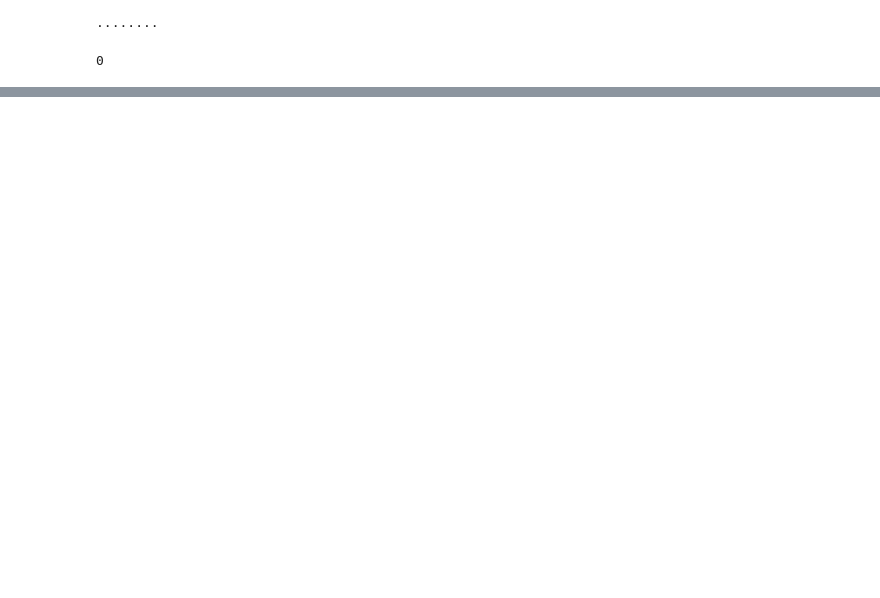
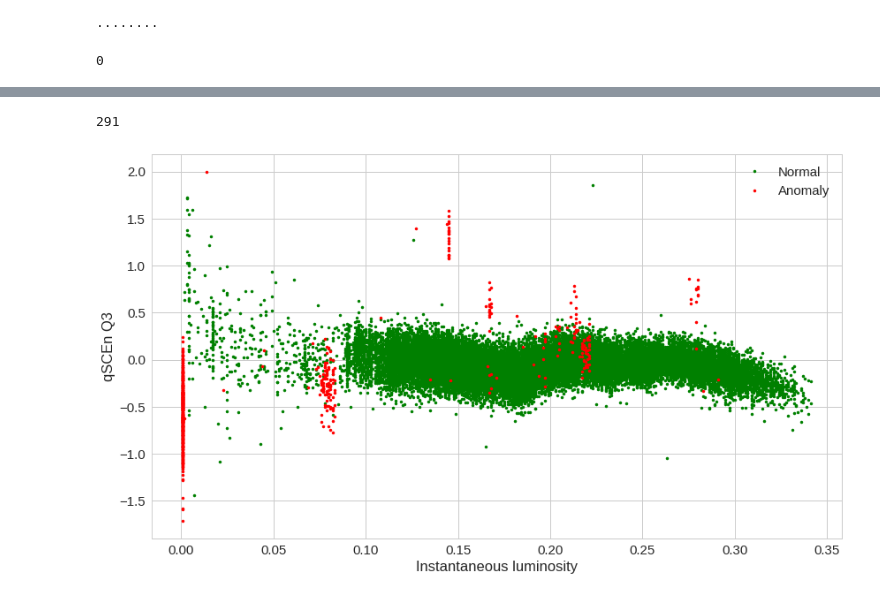
Before and after one commit to gnomeosaurus/machinelearning4dc, a Jupyter notebook: hackathon_evaluation.ipynb, the cells around one changed output, grey strips where cells are left out. Saved outputs shown, nothing was run; the diff lists cells and outputs as text; code cells hidden in the pictures; blank space fills up the shorter version.

```diff
--- a/hackathon_evaluation.ipynb
+++ b/hackathon_evaluation.ipynb
@@ -158,0 +311,68 @@ plt.show()
+# %%
+def get_type(number):
+    if number % 7 == 0:
+        return "MEAN"
+    if number % 7 == 1:
+        return "RMS"
+    if number % 7 == 2:
+        return "Q1"
+    if number % 7 == 3:
+        return "Q2"
+    if number % 7 == 4:
+        return "Q3"
+    if number % 7 == 5:
+        return "Q4"
+    if number % 7 == 6:
+        return "Q5"
+# %%
+#MEAN, RMS, Q1, Q2, Q3, Q4, Q5,
+vr_name = "qSCEn"
+bb = var_names_reduced5.index(vr_name)
+print(bb)
+
+nasobek =  bb*7  #Choose index [0 to 401]
+X_testt = pd.DataFrame(X_test)   #THIS WAS BREAKING THE LAST PART!
+X= 4+ nasobek  #CHoose type [0 to 6]
+# xx = X_testt.iloc[29047:30470,X:X+1]  #Can change range here
+# yy = predictionss.iloc[29047:30470,X:X+1] #Can change range here
+xx = X_testt.iloc[:,X:X+1]
+yy = predictionss.iloc[:,X:X+1]
+
+
+pokokot = luminosity_Test[:,0]
+
+rangeforplotting = "29047:30470"   #FIX THIS, use some string method
+
+difference = xx - yy
+
+varerror_df = pd.DataFrame({'vartest_err': difference.values[:,0],
+                            'luminosity_Test': pokokot,
+                                  'true_class': y_test})
+
+groups = varerror_df.groupby('true_class')
+fig, ax = plt.subplots()
+
+for name, group in groups:
+#     print(name)
+#     print(group)
+    if name == 0:
+        print()
+    elif name ==1:
+        print()
+#     print(group['reconstruction_error'][group['reconstruction_error']<threshold])
+    ax.plot(group.luminosity_Test, (group.vartest_err) , color="red" if name == 1 else "green", marker='o', ms=3.5, linestyle='',
+            label= "Anomaly" if name == 1 else "Normal")
+#ax.hlines(threshold, ax.get_xlim()[0], ax.get_xlim()[1], colors="r", zorder=100, label='Threshold')
+ax.legend()
+
+
+plt.ylabel(vr_name+" "+get_type(X))
+plt.ylabel(str(var_names_reduced5[int(nasobek/7)])+" "+get_type(X))
+plt.xlabel("Instantaneous luminosity")
+
+plt.show()
+
+# print(np.average(xx-yy))
+# %% [output]
+291
+[figure, added]
```
Also changed, not shown: parts of 21 cells of this notebook, 1 other file.
